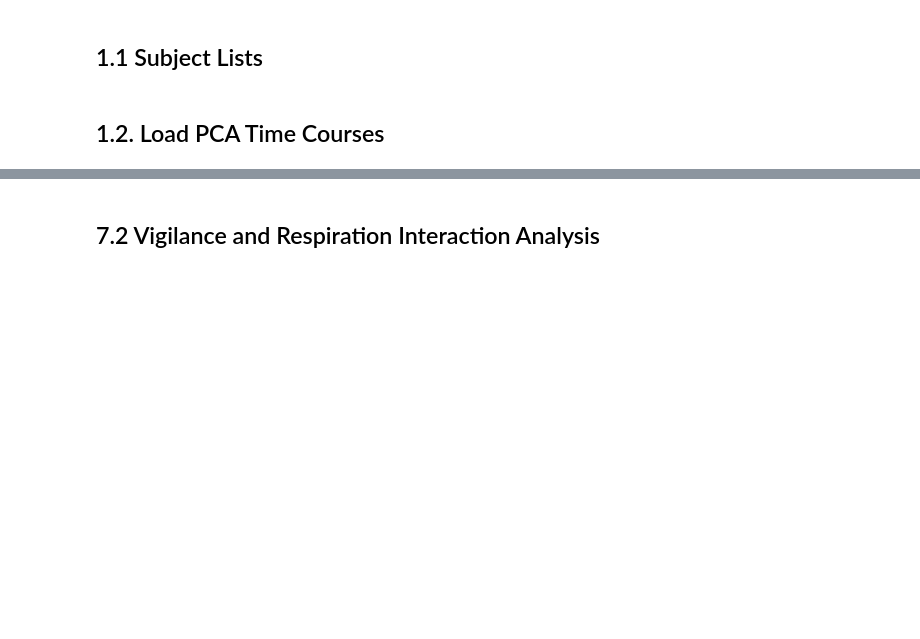
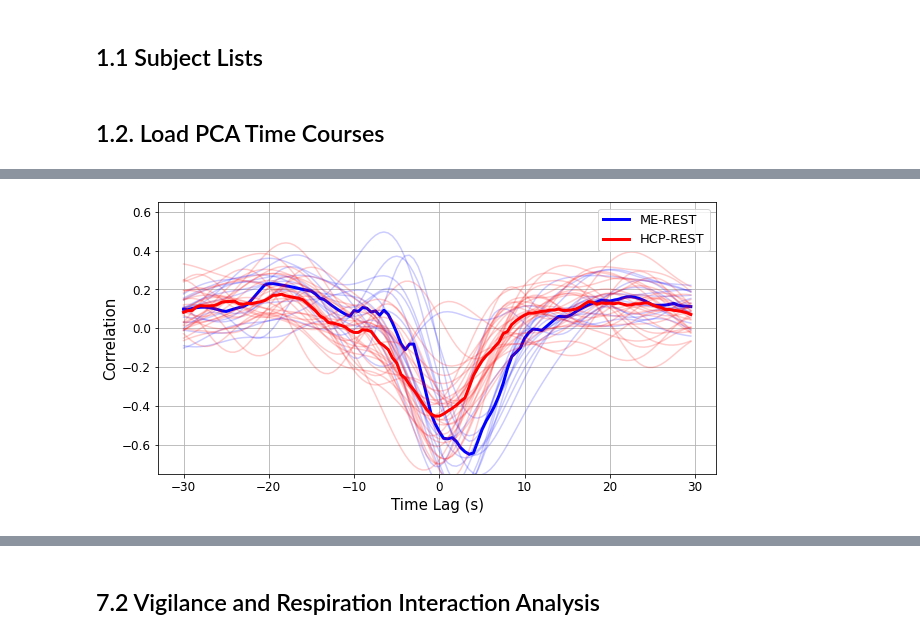
Before and after one commit to tsb46/fmri_arousal, a Jupyter notebook: analysis.ipynb, the cells around one changed output, grey strips where cells are left out. Drawn from its saved outputs; the diff is of its cells as text; code cells hidden in the pictures; blank space fills up the shorter version.

```diff
--- a/analysis.ipynb
+++ b/analysis.ipynb
@@ -37,10 +63,11 @@ from sklearn.model_selection import TimeSeriesSplit
 # %% [markdown]
 ## 1.1 Subject Lists
 # %%
-subject_list_hcp = pd.read_csv('data/dataset_hcp/subject_list_hcp_rest.csv')
+subject_list_hcp = pd.read_csv('data/dataset_hcp/subject_list_hcp.csv')
 subject_list_chang = pd.read_csv('data/dataset_chang/subject_list_chang.csv')
 subject_list_nki = pd.read_csv('data/dataset_nki/subject_list_nki.csv')
 subject_list_chang_bh = pd.read_csv('data/dataset_chang_bh/subject_list_chang_bh.csv')
 subject_list_spreng = pd.read_csv('data/dataset_spreng/subject_list_spreng.csv')
+subject_list_yale = pd.read_csv('data/dataset_yale/subject_list_yale.csv')
 # %% [markdown]
 ## 1.2. Load PCA Time Courses
@@ -401,5 +73,0 @@ cbar.set_label('Sub-Component 3 (Lag: -2 TRs)', fontsize=16)
-# %%
-df = pd.DataFrame(np.hstack([pca['pc_scores'][:,0][:,np.newaxis], pca_p['pc_scores']]),
-                  columns=['PC1', 'PC1_P','PC2_P', 'PC3_P'])
-df['PC3_P_Shift'] = df['PC3_P'].shift(-1)
-df[['PC1', 'PC1_P','PC2_P', 'PC3_P_Shift']].corr()
@@ -553,0 +108,77 @@ ax.tick_params(axis='both', which='major', labelsize=12)
+# %%
+fig, ax = plt.subplots(1,1, figsize=(10,5))
+
+physio = []
+x_interp = np.arange(-30, 30, 0.5)
+
+# Electrophysio Signals: PPG_LOW_NK, RESP_RVT_NK, PPG_HR_NK, PPG_PEAK_AMP, Alpha, Infraslow, csf, pupil
+e_signal = 'csf'
+
+# dataset = ['chang', 'hcp', 'spreng', 'yale']
+dataset = ['chang', 'hcp']
+
+# Chang Dataset
+if 'chang' in dataset:
+    interp_cc = []
+    for i in range(subject_list_chang.shape[0]):
+        # Load Subject
+        subj, scan = subject_list_chang.iloc[i, 0], subject_list_chang.iloc[i, 1]
+        df = load_subj_chang(subj, scan, pc_subj_chang[f'{subj}_{scan}'],
+                             pc_p_subj_chang[f'{subj}_{scan}'], fs_chang)
+        cc_list = xcorr(df['pc1'], df[e_signal], maxlags=20)
+        f_interp = interp1d(cc_list[0]*(1/fs_chang), cc_list[1], kind='cubic')
+        interp_cc.append(f_interp(x_interp))
+
+    ax.plot(x_interp, np.median(interp_cc, axis=0), linewidth=3, color='blue', label='ME-REST')
+    ax.plot(x_interp, np.array(interp_cc).T, color='blue', alpha=0.2)
+
+# HCP Dataset
+if 'hcp' in dataset:
+    interp_cc = []
+    for i in range(subject_list_hcp.shape[0]):
+        # Load Subject
+        subj = subject_list_hcp.iloc[i, 0]
+        df = load_subj_hcp(subj, pc_subj_hcp[f'{subj}'], pc_p_subj_hcp[f'{subj}'], fs_hcp, norm=True)
+        cc_list = xcorr(df['pc1'], df[e_signal], maxlags=60)
+        f_interp = interp1d(cc_list[0]*(1/fs_hcp), cc_list[1], kind='cubic')
+        interp_cc.append(f_interp(x_interp))
+
+    ax.plot(x_interp, np.median(interp_cc, axis=0), linewidth=3, color='red', label='HCP-REST')
+    ax.plot(x_interp, np.array(interp_cc).T, color='red', alpha=0.2)
+
+
+# Spreng Dataset
+if 'spreng' in dataset:
+    interp_cc = []
+    for i in range(subject_list_spreng.shape[0]):
+        # Load Subject
+        subj = subject_list_spreng.iloc[i, 1]
+        df = load_subj_spreng(subj, pc_subj_spreng[f'{subj}'], pc_p_subj_spreng[f'{subj}'], fs_spreng, norm=True)
+        cc_list = xcorr(df['pc1'], df[e_signal], maxlags=16)
+        f_interp = interp1d(cc_list[0]*(1/fs_spreng), cc_list[1], kind='cubic')
+        interp_cc.append(f_interp(x_interp))
+
+    ax.plot(x_interp, np.median(interp_cc, axis=0), linewidth=3, color='green', label='ME-REST-SUPP')
+    ax.plot(x_interp, np.array(interp_cc).T, color='green', alpha=0.2)
+
+# Yale Dataset
+if 'yale' in dataset:
+    interp_cc = []
+    for i in range(subject_list_yale.shape[0]):
+        # Load Subject
+        subj, scan = subject_list_yale.iloc[i, 0], subject_list_yale.iloc[i, 1]
+        df = load_subj_yale(subj, scan, pc_subj_yale[f'{subj}_{scan}'], pc_p_subj_yale[f'{subj}_{scan}'],
+                              fs_yale, norm=True)
+        cc_list = xcorr(df['pc1'], df[e_signal], maxlags=30)
+        f_interp = interp1d(cc_list[0]*(1/fs_yale), cc_list[1], kind='cubic')
+        interp_cc.append(f_interp(x_interp))
+    ax.plot(x_interp, np.median(interp_cc, axis=0), linewidth=3, color='darkorange', label='YALE-REST')
+    ax.plot(x_interp, np.array(interp_cc).T, color='darkorange', alpha=0.2)
+
+ax.grid(True)
+ax.legend(fontsize=13)
+ax.tick_params(axis='both', which='major', labelsize=12)
+ax.set_xlabel('Time Lag (s)', fontsize=15)
+ax.set_ylabel('Correlation', fontsize=15)
+ax.set_ylim([-0.75, 0.65])
+# %% [output]
@@ -553,0 +186 @@ ax.tick_params(axis='both', which='major', labelsize=12)
+[figure, added]
```
Also changed, not shown: parts of 198 cells of this notebook, 5 other files.
